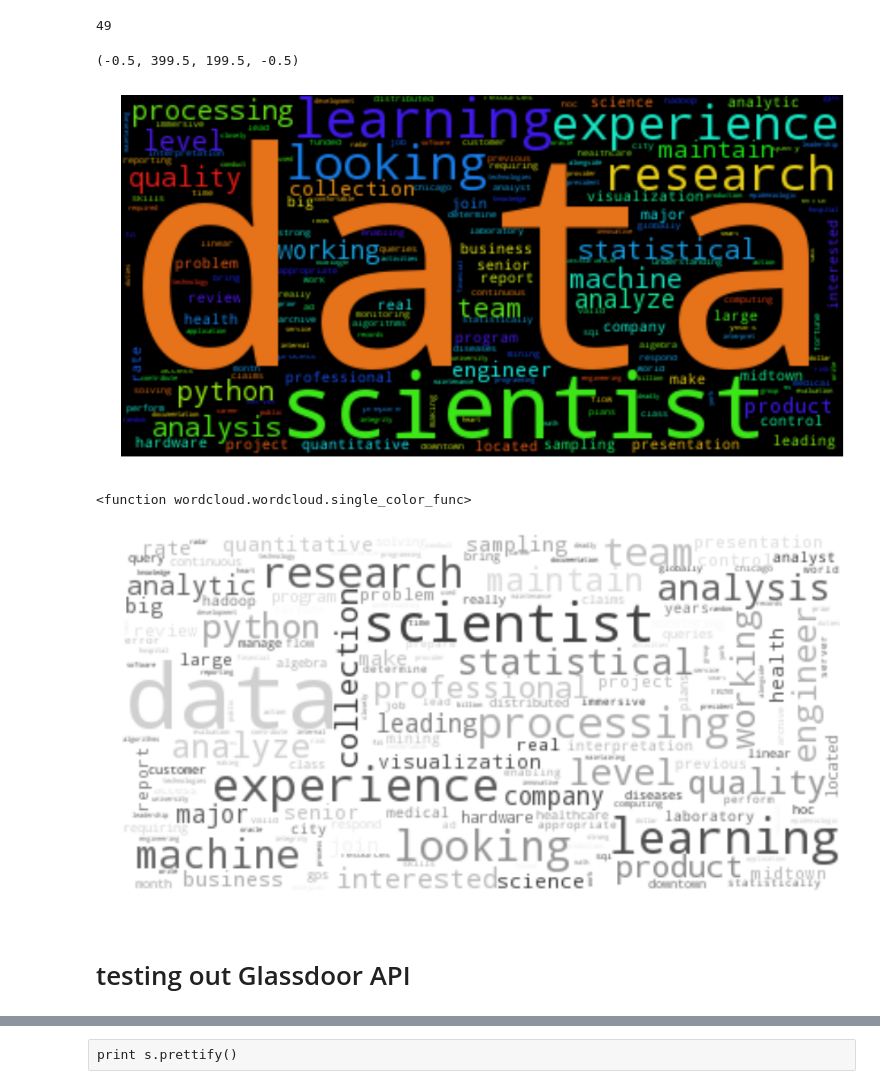
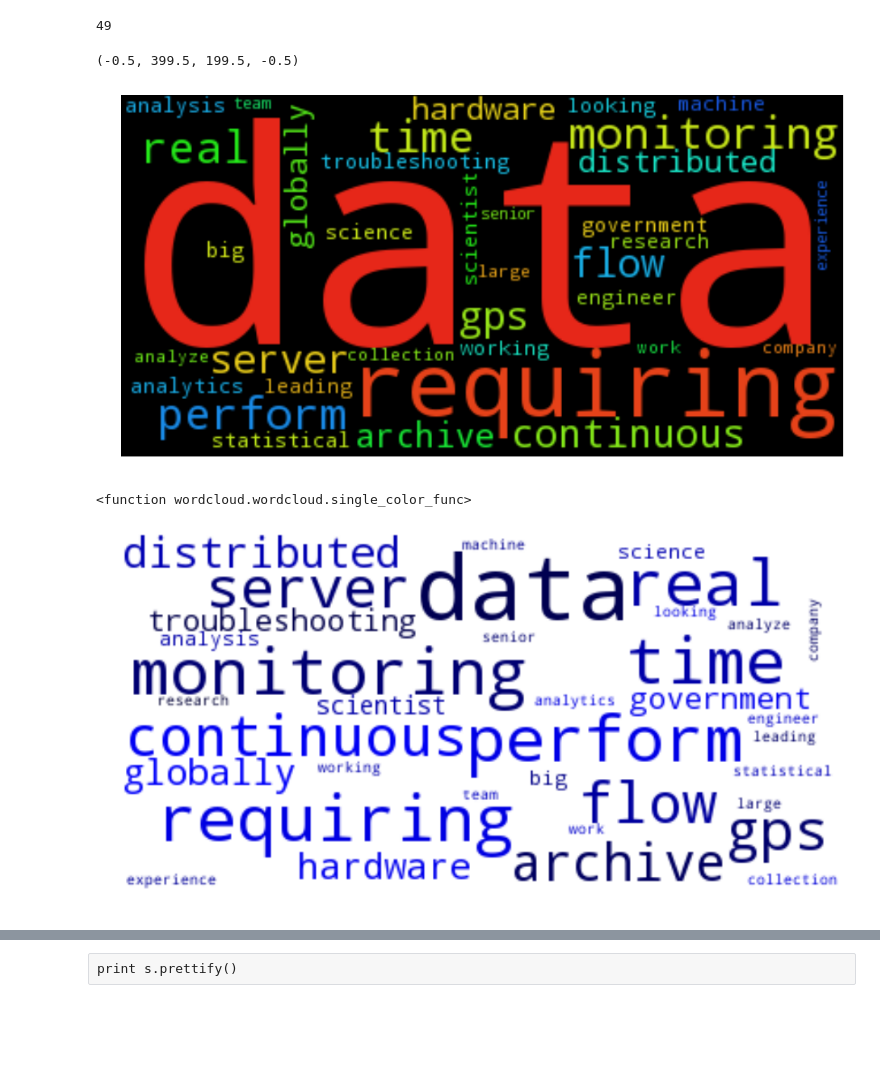
Before and after one commit to spockl/ga-dsi-1, a Jupyter notebook: projects/projects-weekly/project-04/project-4-jocelyn-ong.ipynb, the cells around one changed output, grey strips where cells are left out. Drawn from its saved outputs; the diff is of its cells as text; code cells hidden in the pictures; blank space fills up the shorter version.

```diff
--- a/projects/projects-weekly/project-04/project-4-jocelyn-ong.ipynb
+++ b/projects/projects-weekly/project-04/project-4-jocelyn-ong.ipynb
@@ -421,3 +425,10 @@ test = vectorizer.get_feature_names()
+# %%
+tv2 = TfidfVectorizer(ngram_range=(1,5),\
+                            stop_words='english',\
+                            max_features=100,\
+                            binary=True)
+tv2.fit(df2['summary'])
+test = tv2.get_feature_names()
 # %%
 from wordcloud import WordCloud, ImageColorGenerator
 # %%
@@ -431,7 +442,7 @@ plt.imshow(wordcloud)
 plt.axis("off")
 # %% [output]
 (-0.5, 399.5, 199.5, -0.5)
-[figure, old version]
+[figure, new version]
 # %%
 from wordcloud import get_single_color_func
 # %%
@@ -440,12 +451,10 @@ get_single_color_func('white')
 <function wordcloud.wordcloud.single_color_func>
 # %%
 wordcloud = WordCloud(max_font_size=50, relative_scaling=.5, background_color='white',\
-                      color_func=get_single_color_func('black')).generate(' '.join(test))
+                      color_func=get_single_color_func('blue')).generate(' '.join(test))
 plt.figure(figsize=(16,8))
 plt.imshow(wordcloud)
 plt.axis("off")
 plt.show()
 # %% [output]
-[figure, old version]
+[figure, new version]
-# %% [markdown]
-# testing out Glassdoor API
```
Also changed, not shown: parts of 49 cells of this notebook, 14 other files.
